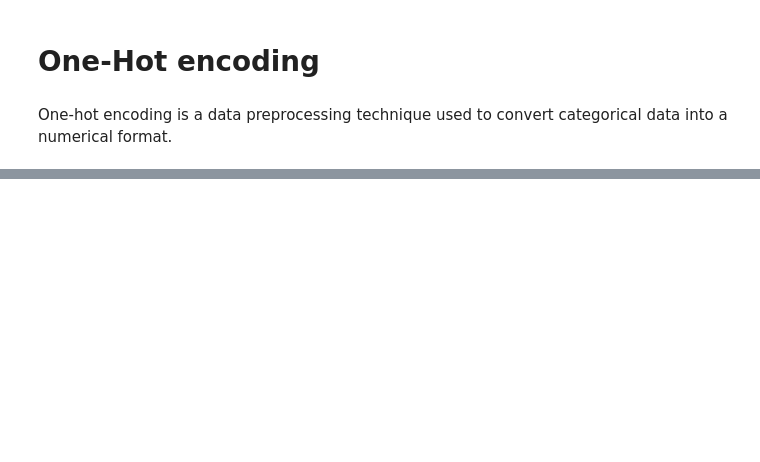
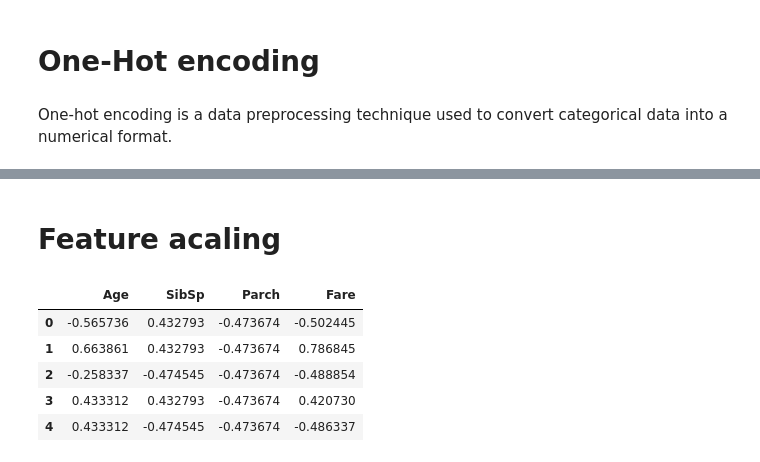
Before and after one commit to shy942/ML-exploration, a Jupyter notebook: notebooks/02_Data_Preprocessing.ipynb, the cells around one changed output, grey strips where cells are left out. Drawn from its saved outputs; the diff is of its cells as text; code cells hidden in the pictures; blank space fills up the shorter version.

```diff
--- a/notebooks/02_Data_Preprocessing.ipynb
+++ b/notebooks/02_Data_Preprocessing.ipynb
@@ -164,0 +204,14 @@ One-hot encoding is a data preprocessing technique used to convert categorical d
+# %% [markdown]
+# Feature acaling
+# %%
+# Numerial feature scaling using StandardScaler
+numerical_features_to_scale = ['Age', 'SibSp', 'Parch', 'Fare']
+standard_scaler = StandardScaler()
+standard_scaled_df = pd.DataFrame(scaler.fit_transform(concat_df[numerical_features_to_scale]), columns=numerical_features_to_scale)
+# %% [output]
+|  | Age | SibSp | Parch | Fare |
+| 0 | -0.565736 | 0.432793 | -0.473674 | -0.502445 |
+| 1 | 0.663861 | 0.432793 | -0.473674 | 0.786845 |
+| 2 | -0.258337 | -0.474545 | -0.473674 | -0.488854 |
+| 3 | 0.433312 | 0.432793 | -0.473674 | 0.420730 |
+| 4 | 0.433312 | -0.474545 | -0.473674 | -0.486337 |
```
Also changed, not shown: parts of 7 cells of this notebook.
